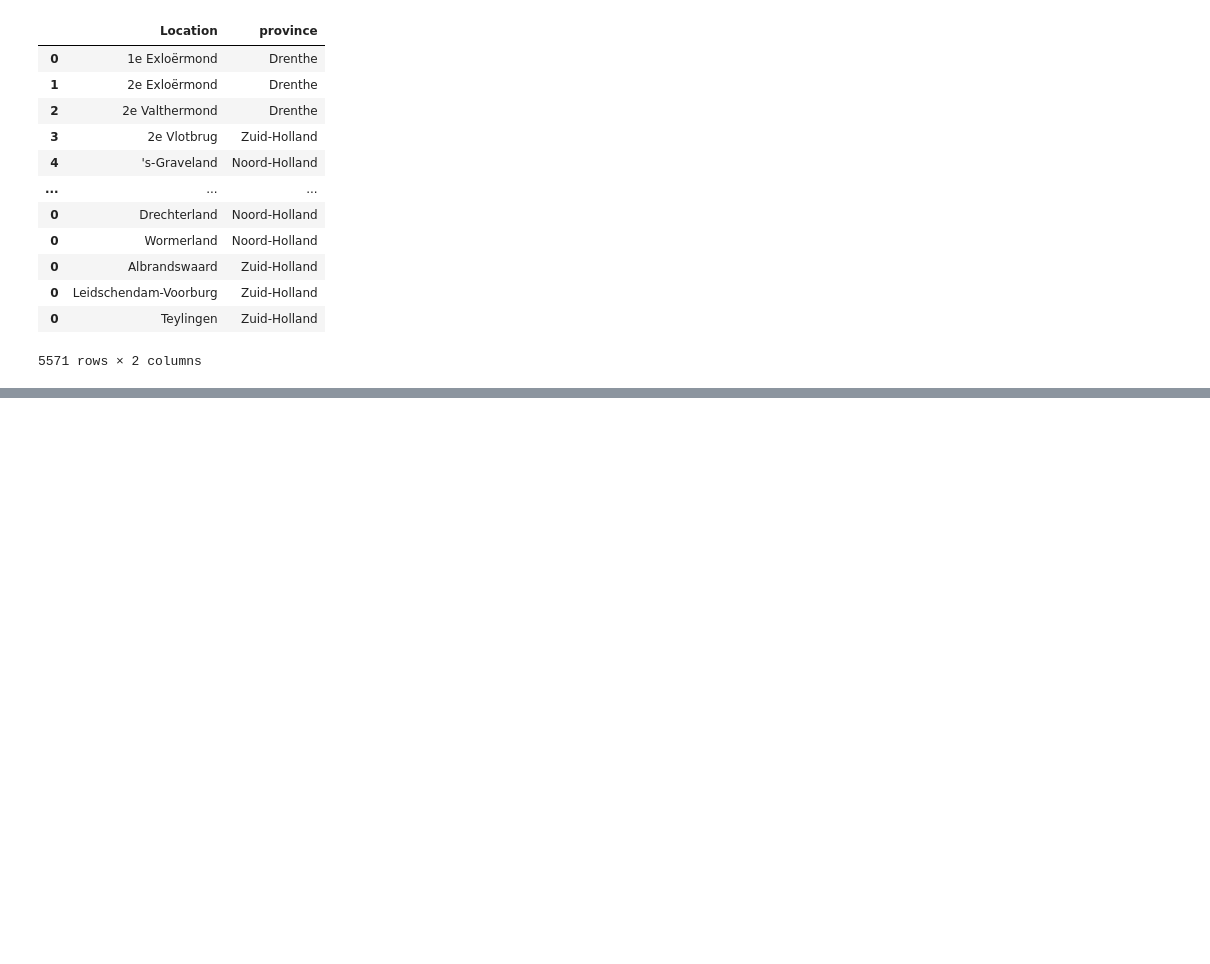
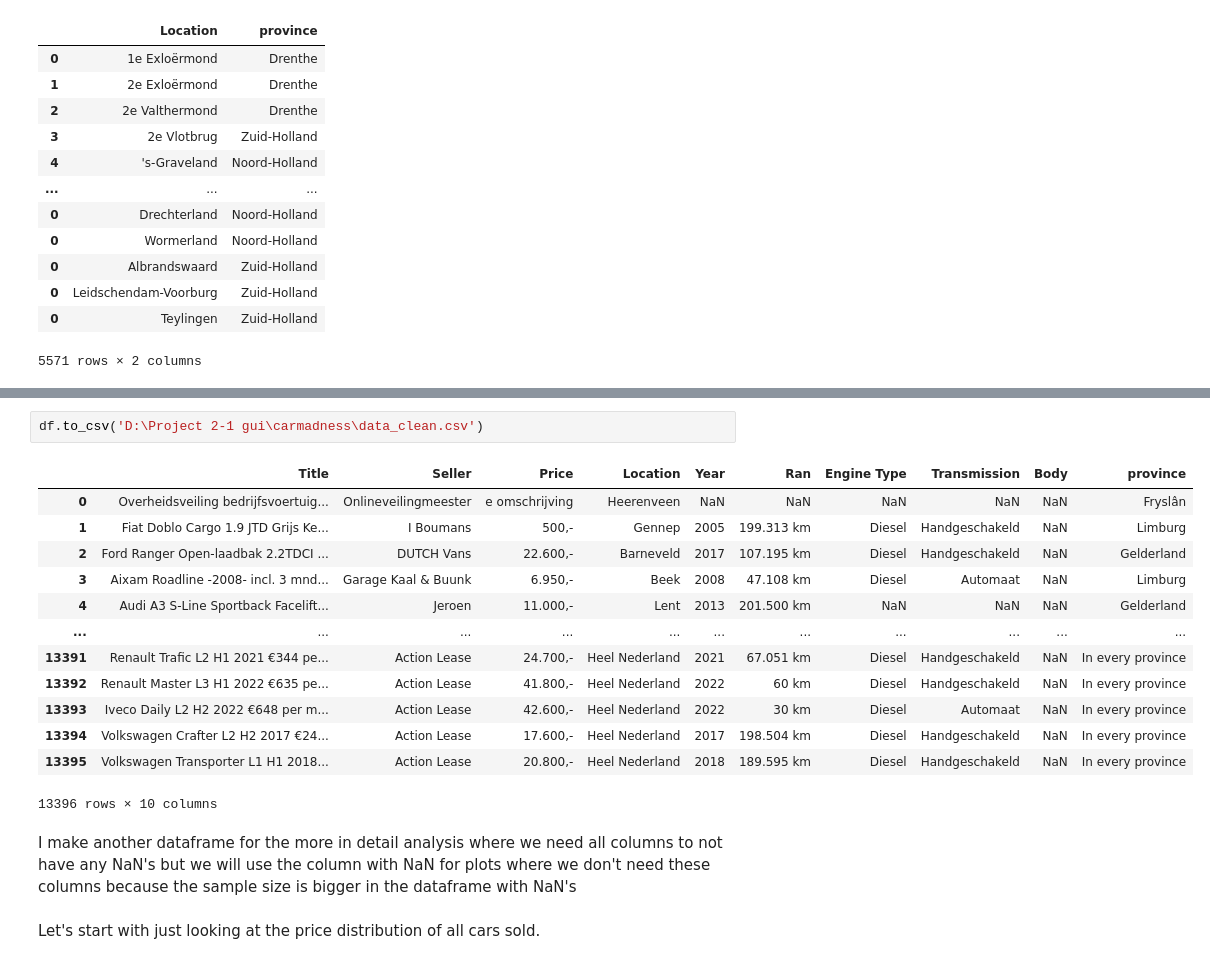
Before and after one commit to pasicdino/carmadness, a Jupyter notebook: clean_data.ipynb, the cells around one changed output, grey strips where cells are left out. Cells and saved outputs as stored; diff of their text form; blank space fills up the shorter version.

```diff
--- a/clean_data.ipynb
+++ b/clean_data.ipynb
@@ -219,0 +224,20 @@ df.to_csv('C:/Users/01din/Documents/University/DA/madness/data_clean.csv')
+# %%
+df.to_csv('D:\Project 2-1 gui\carmadness\data_clean.csv')
+# %% [output]
+|  | Title | Seller | Price | Location | Year | Ran | Engine Type | Transmission | Body | province |
+| 0 | Overheidsveiling bedrijfsvoertuig... | Onlineveilingmeester | e omschrijving | Heerenveen | NaN | NaN | NaN | NaN | NaN | Fryslân |
+| 1 | Fiat Doblo Cargo 1.9 JTD Grijs Ke... | I Boumans | 500,- | Gennep | 2005 | 199.313 km | Diesel | Handgeschakeld | NaN | Limburg |
+| 2 | Ford Ranger Open-laadbak 2.2TDCI ... | DUTCH Vans | 22.600,- | Barneveld | 2017 | 107.195 km | Diesel | Handgeschakeld | NaN | Gelderland |
+| 3 | Aixam Roadline -2008- incl. 3 mnd... | Garage Kaal & Buunk | 6.950,- | Beek | 2008 | 47.108 km | Diesel | Automaat | NaN | Limburg |
+| 4 | Audi A3 S-Line Sportback Facelift... | Jeroen | 11.000,- | Lent | 2013 | 201.500 km | NaN | NaN | NaN | Gelderland |
+| ... | ... | ... | ... | ... | ... | ... | ... | ... | ... | ... |
+| 13391 | Renault Trafic L2 H1 2021 €344 pe... | Action Lease | 24.700,- | Heel Nederland | 2021 | 67.051 km | Diesel | Handgeschakeld | NaN | In every province |
+| 13392 | Renault Master L3 H1 2022 €635 pe... | Action Lease | 41.800,- | Heel Nederland | 2022 | 60 km | Diesel | Handgeschakeld | NaN | In every province |
+| 13393 | Iveco Daily L2 H2 2022 €648 per m... | Action Lease | 42.600,- | Heel Nederland | 2022 | 30 km | Diesel | Automaat | NaN | In every province |
+| 13394 | Volkswagen Crafter L2 H2 2017 €24... | Action Lease | 17.600,- | Heel Nederland | 2017 | 198.504 km | Diesel | Handgeschakeld | NaN | In every province |
+| 13395 | Volkswagen Transporter L1 H1 2018... | Action Lease | 20.800,- | Heel Nederland | 2018 | 189.595 km | Diesel | Handgeschakeld | NaN | In every province |
+13396 rows × 10 columns
+# %% [markdown]
+I make another dataframe for the more in detail analysis where we need all columns to not have any NaN's but we will use the column with NaN for plots where we don't need these columns because the sample size is bigger in the dataframe with NaN's
+# %% [markdown]
+Let's start with just looking at the price distribution of all cars sold.
```
Also changed, not shown: parts of 18 cells of this notebook, 3 other files.
